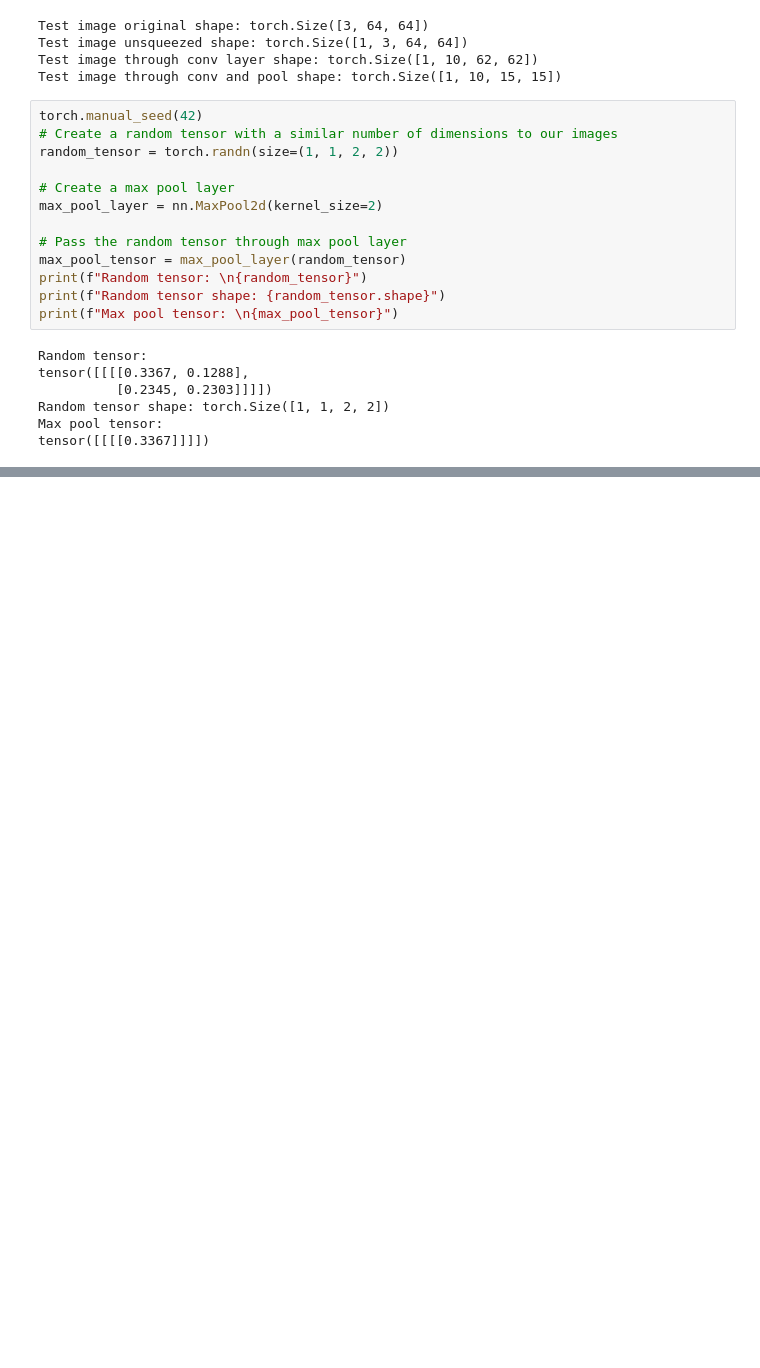
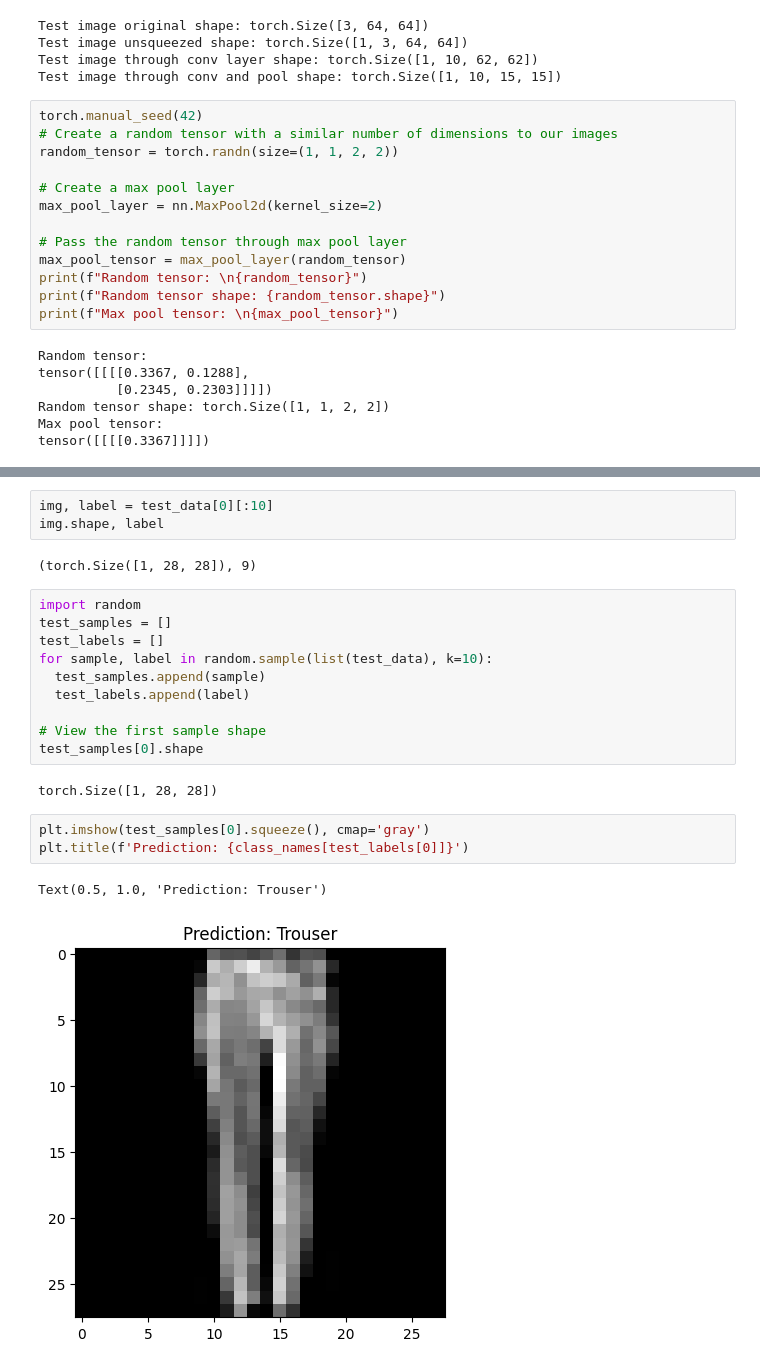
Before and after one commit to prashantiyaramareddy/MyPython-Stuff, a Jupyter notebook: Pytorch/Pytorch_ComputerVision.ipynb, the cells around one changed output, grey strips where cells are left out. Drawn from its saved outputs; the diff is of its cells as text; blank space fills up the shorter version.

```diff
--- a/Pytorch/Pytorch_ComputerVision.ipynb
+++ b/Pytorch/Pytorch_ComputerVision.ipynb
@@ -970,0 +1100,23 @@ tensor([[[[0.3367]]]])
+# %%
+img, label = test_data[0][:10]
+img.shape, label
+# %% [output]
+(torch.Size([1, 28, 28]), 9)
+# %%
+import random
+test_samples = []
+test_labels = []
+for sample, label in random.sample(list(test_data), k=10):
+  test_samples.append(sample)
+  test_labels.append(label)
+
+# View the first sample shape
+test_samples[0].shape
+# %% [output]
+torch.Size([1, 28, 28])
+# %%
+plt.imshow(test_samples[0].squeeze(), cmap='gray')
+plt.title(f'Prediction: {class_names[test_labels[0]]}')
+# %% [output]
+Text(0.5, 1.0, 'Prediction: Trouser')
+[figure, added]
```
Also changed, not shown: parts of 26 cells of this notebook.
